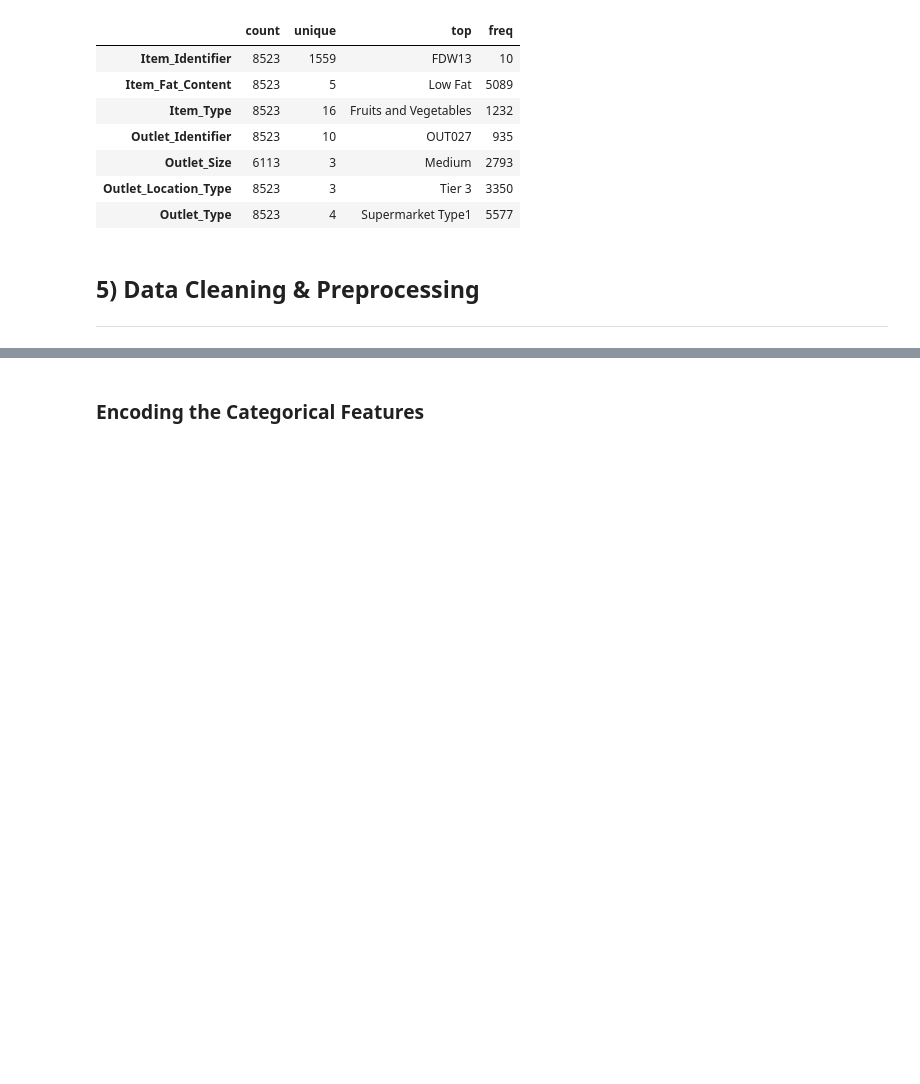
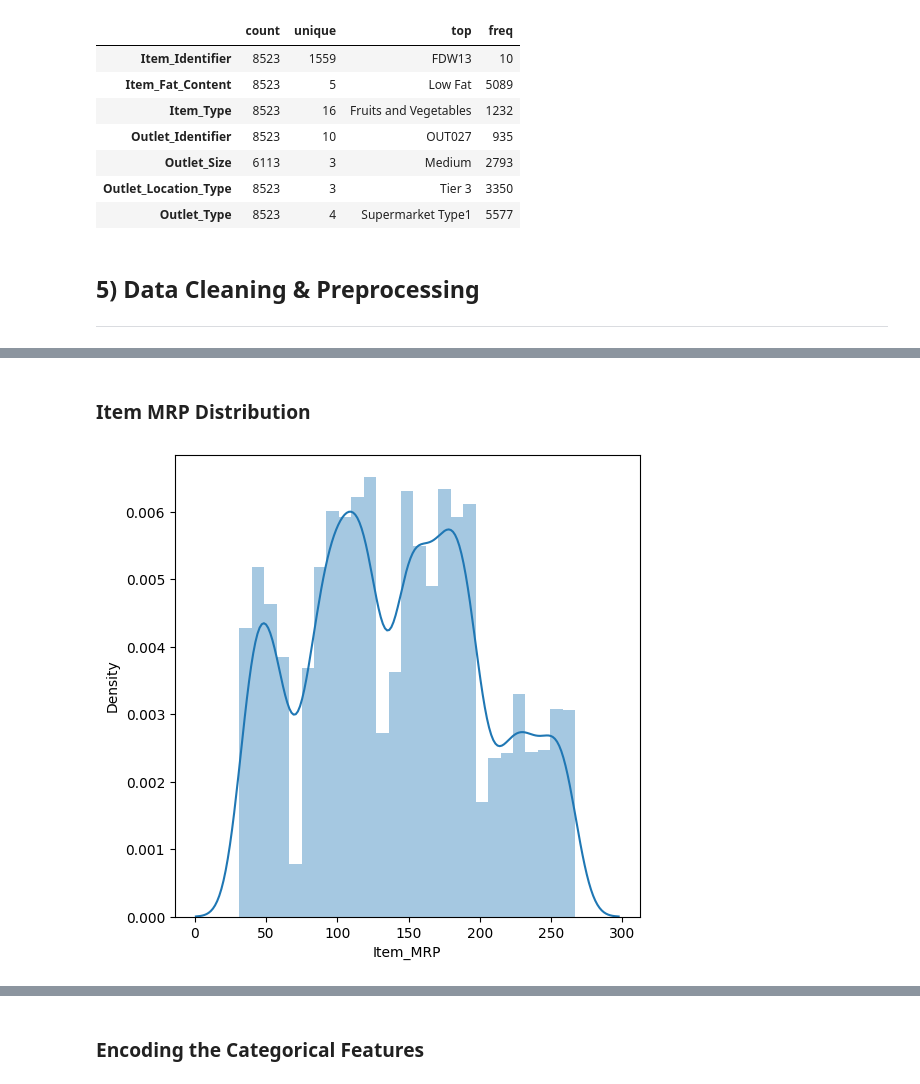
Before and after one commit to manishkr1754/30_Days_30_ML_Projects_Challenge, a Jupyter notebook: Day12_Project12_Big Mart Sales Prediction.ipynb, the cells around one changed output, grey strips where cells are left out. Drawn from its saved outputs; the diff is of its cells as text; code cells hidden in the pictures; blank space fills up the shorter version.

```diff
--- a/Day12_Project12_Big Mart Sales Prediction.ipynb
+++ b/Day12_Project12_Big Mart Sales Prediction.ipynb
@@ -183,0 +200,8 @@ Missing Value Presence in different columns of DataFrame are as follows :
+# %% [markdown]
+### Item MRP Distribution
+# %%
+plt.figure(figsize=(6,6))
+sns.distplot(big_mart_sales_df['Item_MRP'])
+plt.show()
+# %% [output]
+[figure, added]
```
Also changed, not shown: parts of 22 cells of this notebook.
